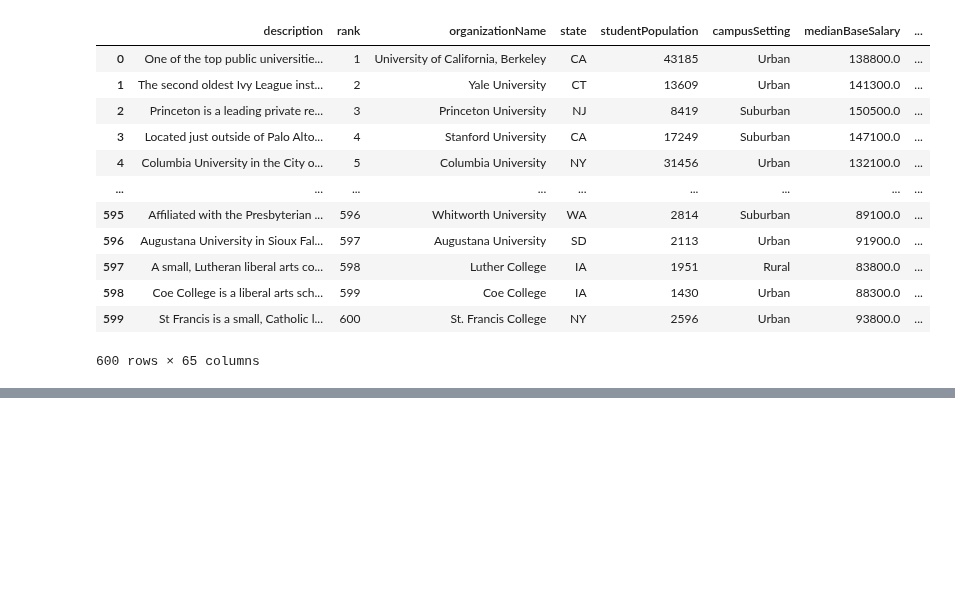
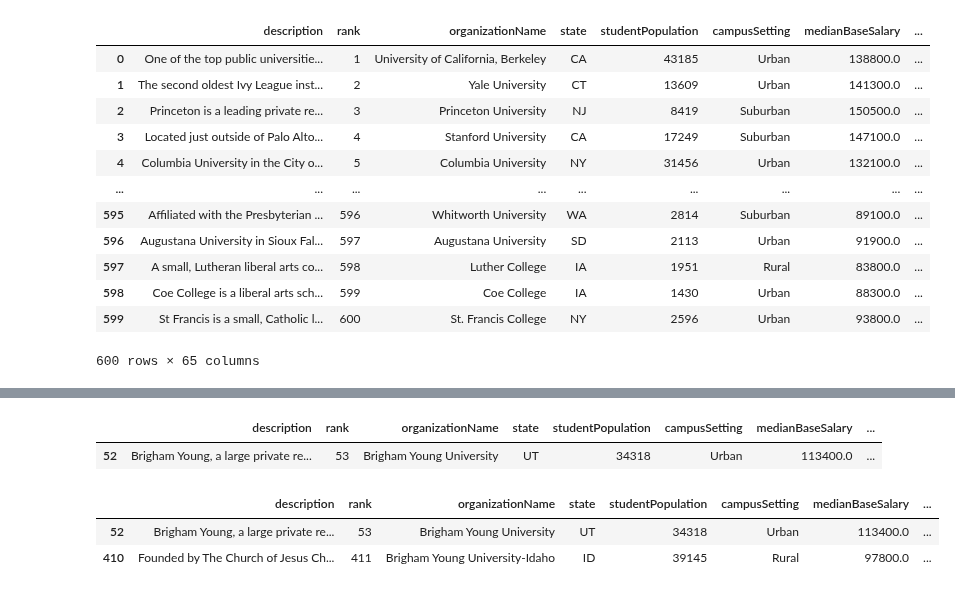
Before and after one commit to pedrosanhueza/Web-Scrape, a Jupyter notebook: Forbes-Universities/University_webscraper.ipynb, the cells around one changed output, grey strips where cells are left out. Drawn from its saved outputs; the diff is of its cells as text; code cells hidden in the pictures; blank space fills up the shorter version.

```diff
--- a/Forbes-Universities/University_webscraper.ipynb
+++ b/Forbes-Universities/University_webscraper.ipynb
@@ -251,3 +252,6 @@ data_main
 | 598 | Coe College is a liberal arts sch... | 599 | Coe College | IA | 1430 | Urban | 88300.0 | ... |
 | 599 | St Francis is a small, Catholic l... | 600 | St. Francis College | NY | 2596 | Urban | 93800.0 | ... |
 600 rows × 65 columns
+# %%
+pd.options.display.max_columns = None
+data_main.head()
@@ -253,0 +265,11 @@ data_main
+# %%
+data_main[data_main.organizationName == 'Brigham Young University']
+# %% [output]
+|  | description | rank | organizationName | state | studentPopulation | campusSetting | medianBaseSalary | ... |
+| 52 | Brigham Young, a large private re... | 53 | Brigham Young University | UT | 34318 | Urban | 113400.0 | ... |
+# %%
+data_main[data_main.organizationName.str.contains('Brigham')]
+# %% [output]
+|  | description | rank | organizationName | state | studentPopulation | campusSetting | medianBaseSalary | ... |
+| 52 | Brigham Young, a large private re... | 53 | Brigham Young University | UT | 34318 | Urban | 113400.0 | ... |
+| 410 | Founded by The Church of Jesus Ch... | 411 | Brigham Young University-Idaho | ID | 39145 | Rural | 97800.0 | ... |
```
Also changed, not shown: parts of 6 cells of this notebook, 1 other file.
